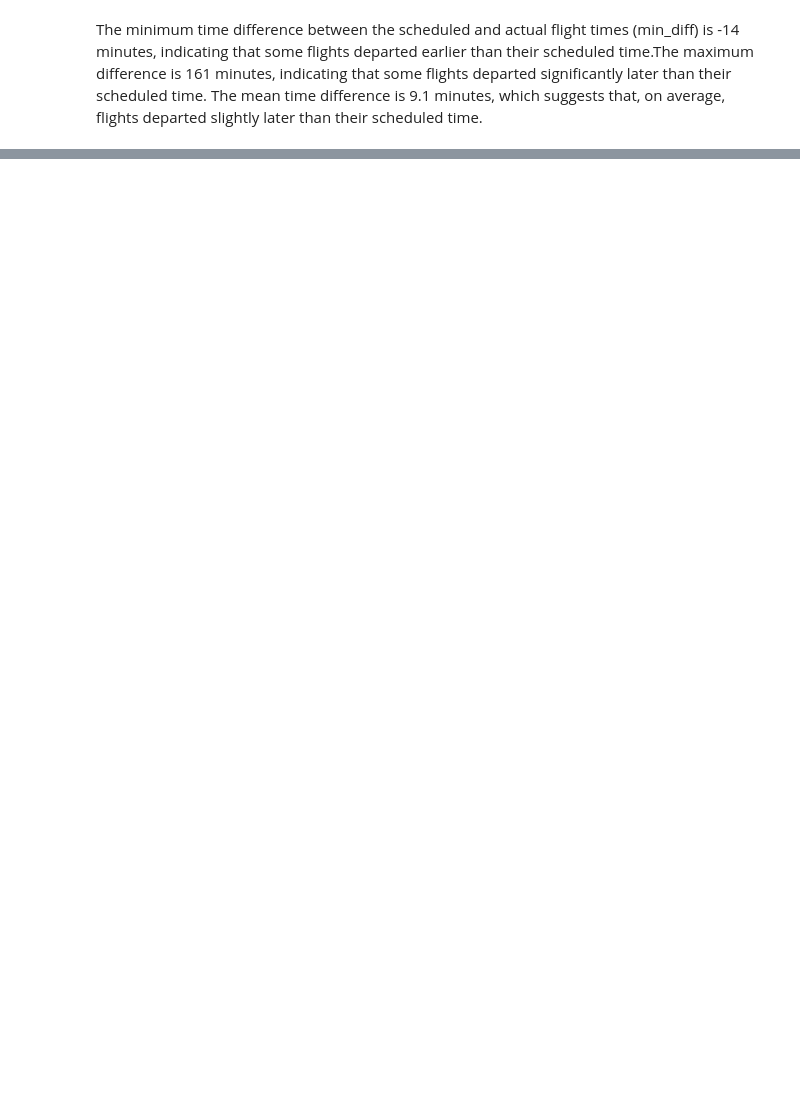
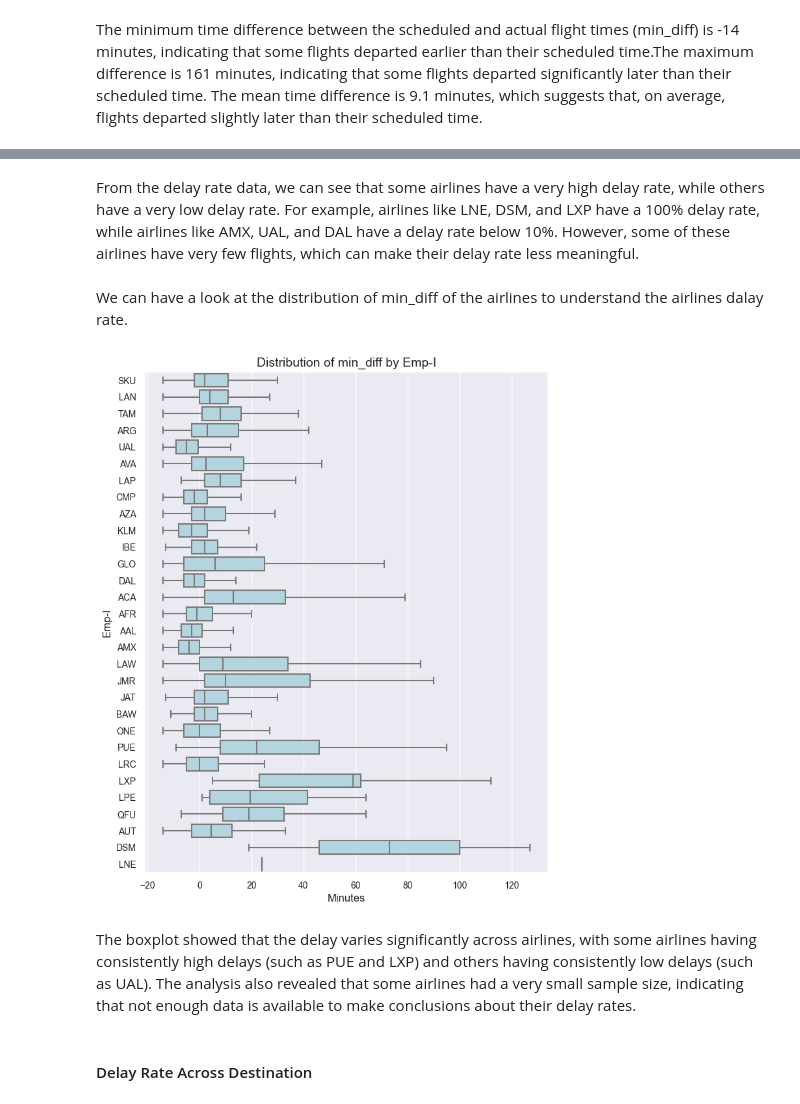
Before and after one commit to pedrocwb/latam, a Jupyter notebook: solution.ipynb, the cells around one changed output, grey strips where cells are left out. Saved outputs shown, nothing was run; the diff lists cells and outputs as text; code cells hidden in the pictures; blank space fills up the shorter version.

```diff
--- a/solution.ipynb
+++ b/solution.ipynb
@@ -902,0 +823,21 @@ df.groupby(
+# %% [markdown]
+From the delay rate data, we can see that some airlines have a very high delay rate, while others have a very low delay rate. For example, airlines like LNE, DSM, and LXP have a 100% delay rate, while airlines like AMX, UAL, and DAL have a delay rate below 10%. However, some of these airlines have very few flights, which can make their delay rate less meaningful.
+# %% [markdown]
+We can have a look at the distribution of min_diff of the airlines to understand the airlines dalay rate.
+# %%
+fig, ax = plt.subplots(figsize=(8, 10))
+
+sns.set_style('whitegrid')
+sns.boxplot(x='min_diff', y='Emp-I', data=df, orient='h', ax=ax, color='lightblue', showfliers=False)
+
+ax.set_title('Distribution of min_diff by Emp-I', fontsize=14)
+ax.set_xlabel('Minutes', fontsize=12)
+ax.set_ylabel('Emp-I', fontsize=12)
+
+ax.tick_params(axis='both', labelsize=10)
+# %% [output]
+[figure, added]
+# %% [markdown]
+The boxplot showed that the delay varies significantly across airlines, with some airlines having consistently high delays (such as PUE and LXP) and others having consistently low delays (such as UAL). The analysis also revealed that some airlines had a very small sample size, indicating that not enough data is available to make conclusions about their delay rates.
+# %% [markdown]
+#### Delay Rate Across Destination
```
Also changed, not shown: parts of 173 cells of this notebook, 3 other files.
